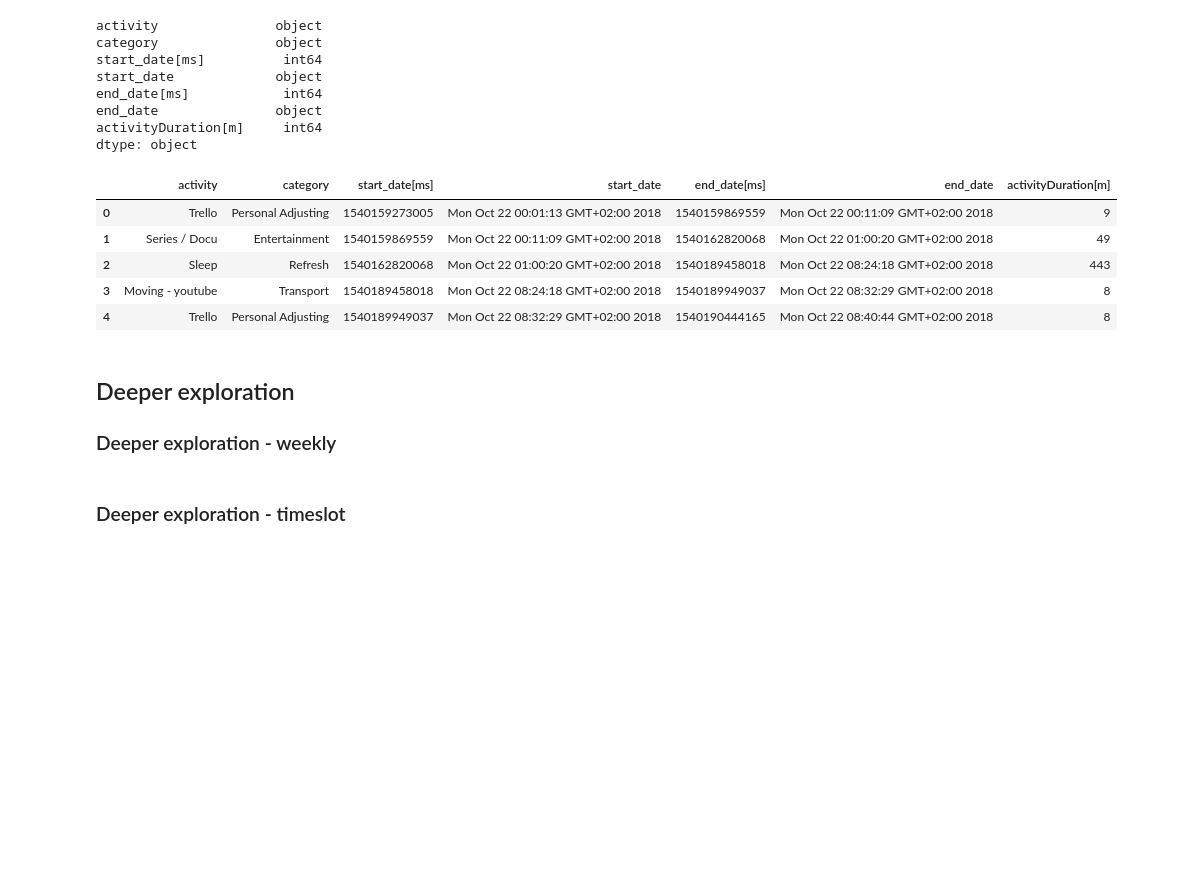
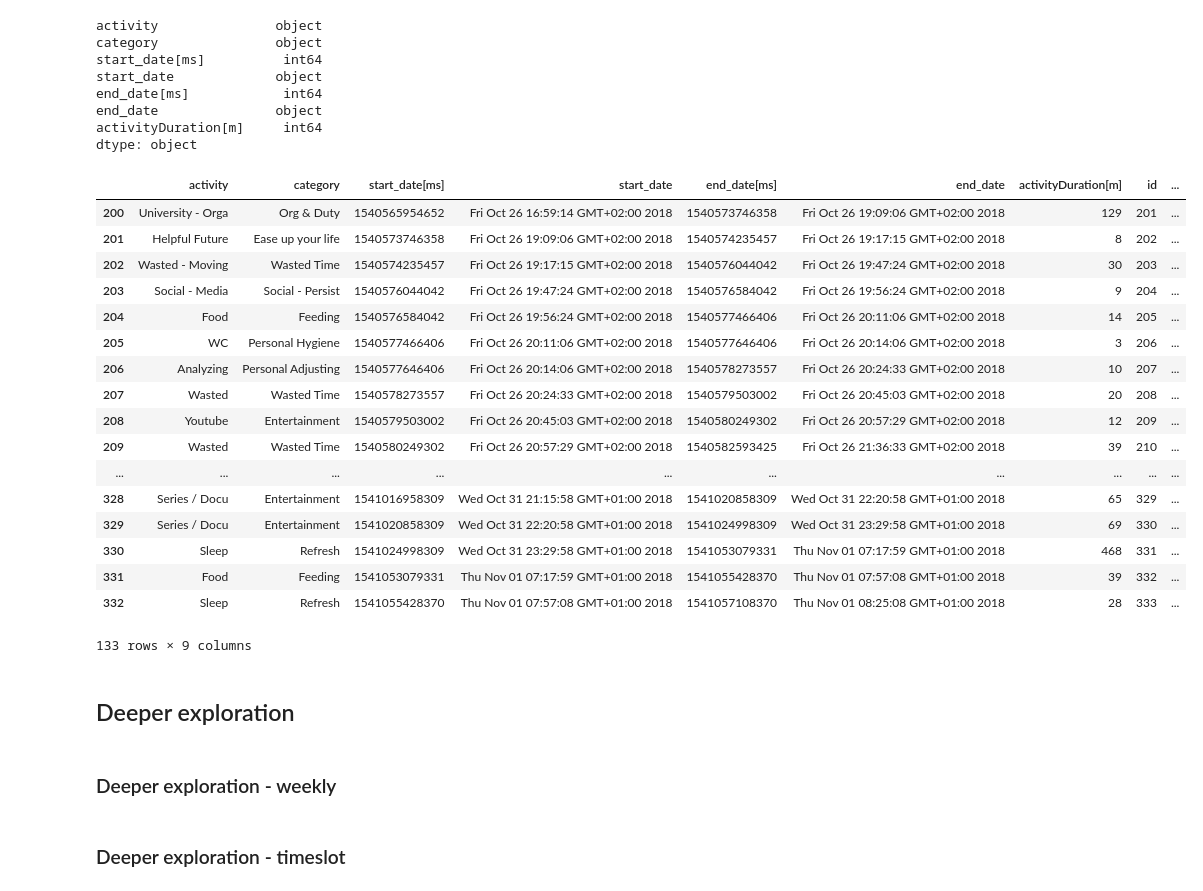
Before and after one commit to FollowJack/machine-learning-masterclass, a Jupyter notebook: project_10_activity_analysis/04_base_table_creation_time_slots.ipynb, the cells around one changed output. Cells and saved outputs as stored; diff of their text form; code cells hidden in the pictures; blank space fills up the shorter version.

Commit message:
Time slot functionality

```diff
--- a/project_10_activity_analysis/04_base_table_creation_time_slots.ipynb
+++ b/project_10_activity_analysis/04_base_table_creation_time_slots.ipynb
@@ -40,17 +40,30 @@ end_date[ms]            int64
 end_date               object
 activityDuration[m]     int64
 dtype: object
-# %%
-df.head(5)
-# %% [output]
-|  | activity | category | start_date[ms] | start_date | end_date[ms] | end_date | activityDuration[m] |
-| 0 | Trello | Personal Adjusting | 1540159273005 | Mon Oct 22 00:01:13 GMT+02:00 2018 | 1540159869559 | Mon Oct 22 00:11:09 GMT+02:00 2018 | 9 |
-| 1 | Series / Docu | Entertainment | 1540159869559 | Mon Oct 22 00:11:09 GMT+02:00 2018 | 1540162820068 | Mon Oct 22 01:00:20 GMT+02:00 2018 | 49 |
-| 2 | Sleep | Refresh | 1540162820068 | Mon Oct 22 01:00:20 GMT+02:00 2018 | 1540189458018 | Mon Oct 22 08:24:18 GMT+02:00 2018 | 443 |
-| 3 | Moving - youtube | Transport | 1540189458018 | Mon Oct 22 08:24:18 GMT+02:00 2018 | 1540189949037 | Mon Oct 22 08:32:29 GMT+02:00 2018 | 8 |
-| 4 | Trello | Personal Adjusting | 1540189949037 | Mon Oct 22 08:32:29 GMT+02:00 2018 | 1540190444165 | Mon Oct 22 08:40:44 GMT+02:00 2018 | 8 |
+# %%
+df[200:333]
+# %% [output]
+|  | activity | category | start_date[ms] | start_date | end_date[ms] | end_date | activityDuration[m] | id | ... |
+| 200 | University - Orga | Org & Duty | 1540565954652 | Fri Oct 26 16:59:14 GMT+02:00 2018 | 1540573746358 | Fri Oct 26 19:09:06 GMT+02:00 2018 | 129 | 201 | ... |
+| 201 | Helpful Future | Ease up your life | 1540573746358 | Fri Oct 26 19:09:06 GMT+02:00 2018 | 1540574235457 | Fri Oct 26 19:17:15 GMT+02:00 2018 | 8 | 202 | ... |
+| 202 | Wasted - Moving | Wasted Time | 1540574235457 | Fri Oct 26 19:17:15 GMT+02:00 2018 | 1540576044042 | Fri Oct 26 19:47:24 GMT+02:00 2018 | 30 | 203 | ... |
+| 203 | Social - Media | Social - Persist | 1540576044042 | Fri Oct 26 19:47:24 GMT+02:00 2018 | 1540576584042 | Fri Oct 26 19:56:24 GMT+02:00 2018 | 9 | 204 | ... |
+| 204 | Food | Feeding | 1540576584042 | Fri Oct 26 19:56:24 GMT+02:00 2018 | 1540577466406 | Fri Oct 26 20:11:06 GMT+02:00 2018 | 14 | 205 | ... |
+| 205 | WC | Personal Hygiene | 1540577466406 | Fri Oct 26 20:11:06 GMT+02:00 2018 | 1540577646406 | Fri Oct 26 20:14:06 GMT+02:00 2018 | 3 | 206 | ... |
+| 206 | Analyzing | Personal Adjusting | 1540577646406 | Fri Oct 26 20:14:06 GMT+02:00 2018 | 1540578273557 | Fri Oct 26 20:24:33 GMT+02:00 2018 | 10 | 207 | ... |
+| 207 | Wasted | Wasted Time | 1540578273557 | Fri Oct 26 20:24:33 GMT+02:00 2018 | 1540579503002 | Fri Oct 26 20:45:03 GMT+02:00 2018 | 20 | 208 | ... |
+| 208 | Youtube | Entertainment | 1540579503002 | Fri Oct 26 20:45:03 GMT+02:00 2018 | 1540580249302 | Fri Oct 26 20:57:29 GMT+02:00 2018 | 12 | 209 | ... |
+| 209 | Wasted | Wasted Time | 1540580249302 | Fri Oct 26 20:57:29 GMT+02:00 2018 | 1540582593425 | Fri Oct 26 21:36:33 GMT+02:00 2018 | 39 | 210 | ... |
+| ... | ... | ... | ... | ... | ... | ... | ... | ... | ... |
+| 328 | Series / Docu | Entertainment | 1541016958309 | Wed Oct 31 21:15:58 GMT+01:00 2018 | 1541020858309 | Wed Oct 31 22:20:58 GMT+01:00 2018 | 65 | 329 | ... |
+| 329 | Series / Docu | Entertainment | 1541020858309 | Wed Oct 31 22:20:58 GMT+01:00 2018 | 1541024998309 | Wed Oct 31 23:29:58 GMT+01:00 2018 | 69 | 330 | ... |
+| 330 | Sleep | Refresh | 1541024998309 | Wed Oct 31 23:29:58 GMT+01:00 2018 | 1541053079331 | Thu Nov 01 07:17:59 GMT+01:00 2018 | 468 | 331 | ... |
+| 331 | Food | Feeding | 1541053079331 | Thu Nov 01 07:17:59 GMT+01:00 2018 | 1541055428370 | Thu Nov 01 07:57:08 GMT+01:00 2018 | 39 | 332 | ... |
+| 332 | Sleep | Refresh | 1541055428370 | Thu Nov 01 07:57:08 GMT+01:00 2018 | 1541057108370 | Thu Nov 01 08:25:08 GMT+01:00 2018 | 28 | 333 | ... |
+133 rows × 9 columns
+# %% [markdown]
+## Deeper exploration
 # %% [markdown]
-## Deeper exploration
 ### Deeper exploration - weekly
 # %%
 def get_data_by(data, timestamp_start, timestamp_end):
```
Also changed, not shown: parts of 11 cells of this notebook.
